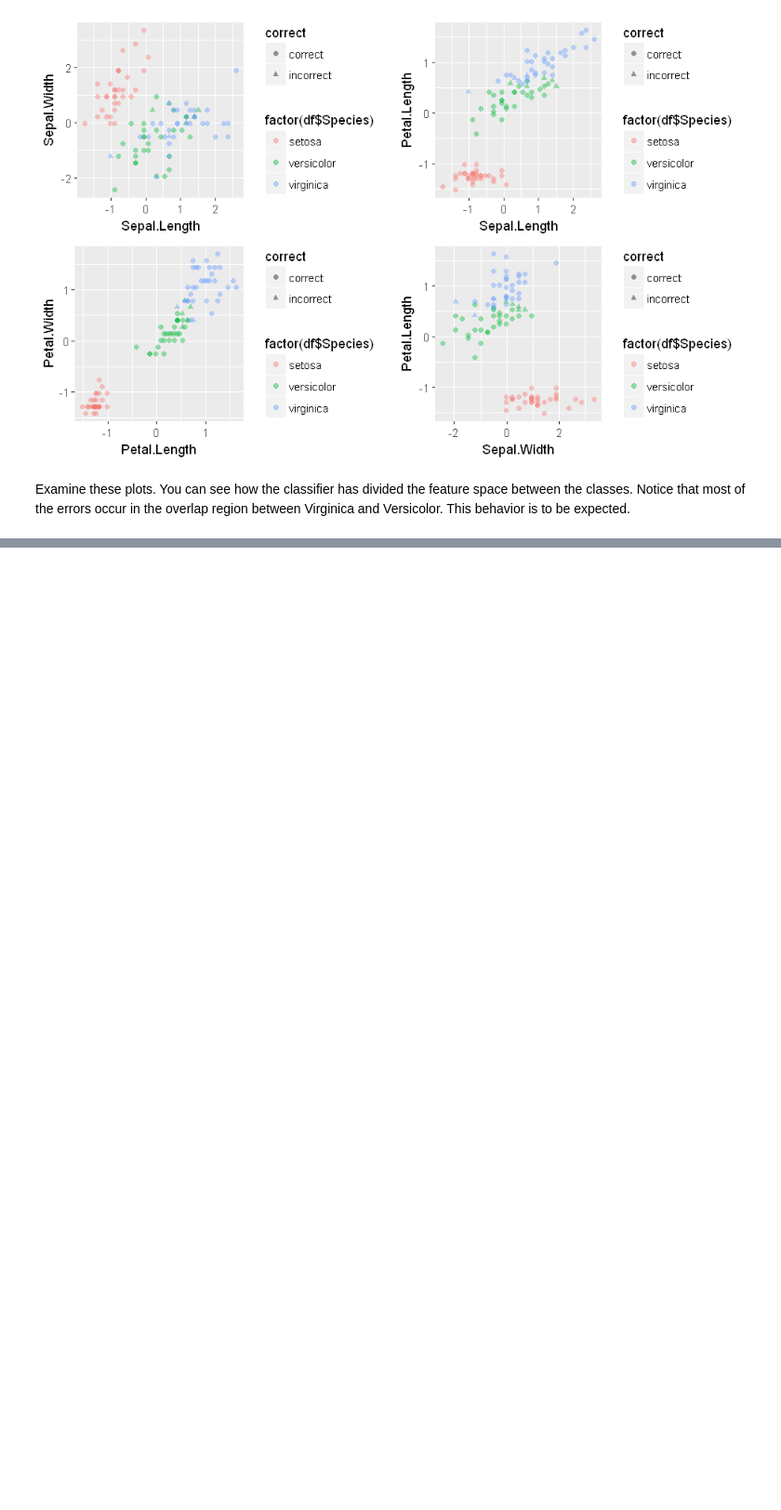
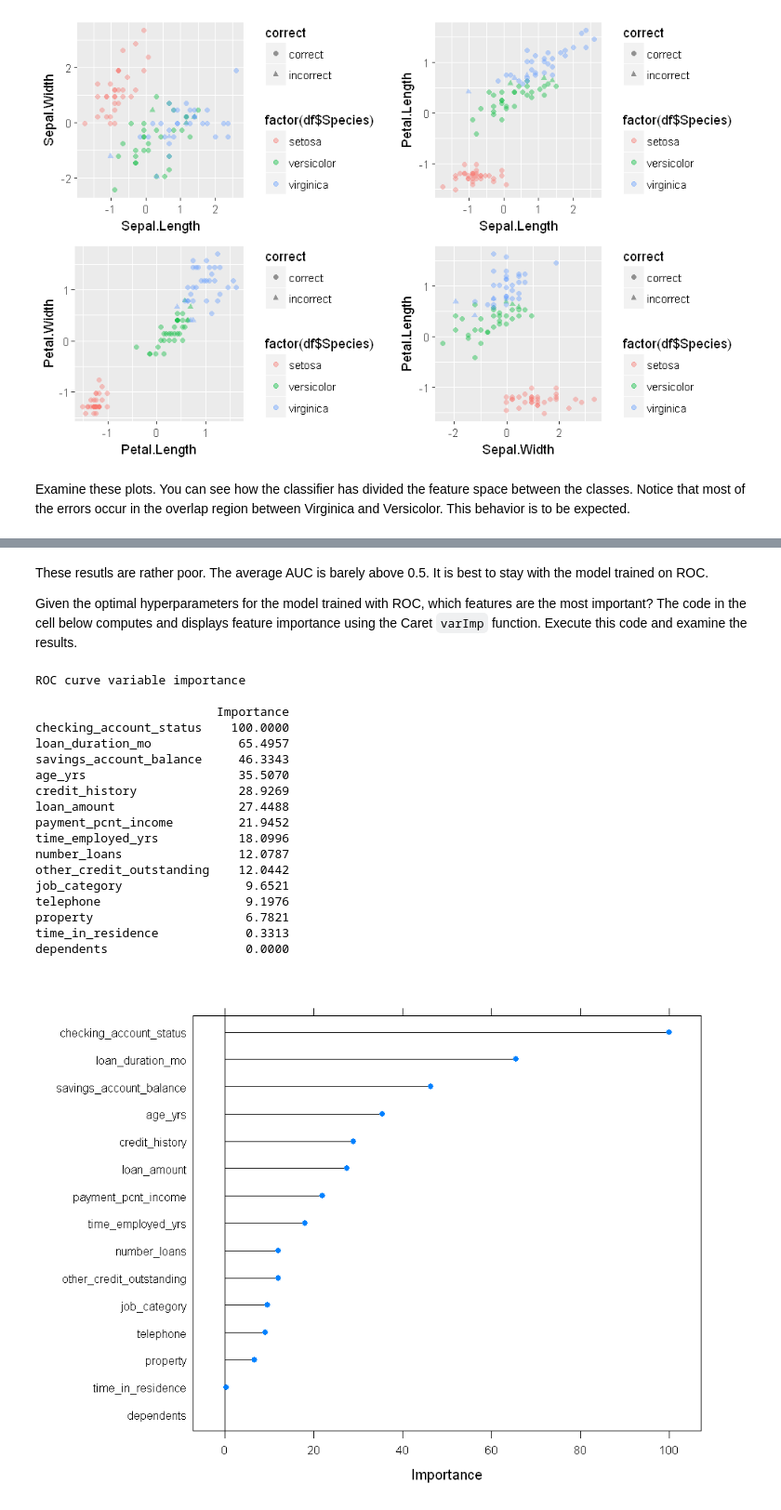
Before and after one commit to vijayraavi/Principles-of-Machine-Learning-R, a Jupyter notebook: Module6/NaiveBayes.ipynb, the cells around one changed output, grey strips where cells are left out. Shown: that part at 93% size. Cells and saved outputs as stored; diff of their text form; code cells hidden in the pictures; blank space fills up the shorter version.

Commit message:
Content complete on Naive Bayes NB

```diff
--- a/Module6/NaiveBayes.ipynb
+++ b/Module6/NaiveBayes.ipynb
@@ -540,0 +265,8 @@ In this lab you have accomplished the following:
+# %%
+credit = read.csv('German_Credit_Preped.csv', header = TRUE)
+## Subset the data frame
+credit = credit[,c('checking_account_status', 'loan_duration_mo', 'credit_history', 'loan_amount', 'savings_account_balance',
+                   'time_employed_yrs', 'payment_pcnt_income', 'time_in_residence', 'property', 'age_yrs',
+                   'other_credit_outstanding', 'number_loans', 'job_category', 'dependents', 'telephone', 'bad_credit' )]
+print(dim(credit))
+names(credit)
@@ -540,0 +285,7 @@ In this lab you have accomplished the following:
+# %%
+num_cols = c('loan_duration_mo', 'loan_amount', 'payment_pcnt_income',
+             'time_in_residence', 'age_yrs', 'number_loans', 'dependents')
+
+preProcValues <- preProcess(credit[,num_cols], method = c("center", "scale"))
+credit[,num_cols] = predict(preProcValues, credit[,num_cols])
+head(credit[,num_cols])
@@ -540,0 +302,4 @@ In this lab you have accomplished the following:
+# %%
+credit$bad_credit <- ifelse(credit$bad_credit == 0, 'good', 'bad')
+credit$bad_credit <- factor(credit$bad_credit, levels = c("bad", "good"))
+credit$bad_credit[1:5]
@@ -540,0 +326,19 @@ In this lab you have accomplished the following:
+# %%
+fitControl <- trainControl(method = "cv",
+                           number = 5,
+                           sampling = 'up',
+                           returnResamp="all",
+                           savePredictions = TRUE,
+                           classProbs = TRUE,
+
+                           summaryFunction = twoClassSummary)
+paramGrid <- expand.grid(fL = c(0.01, 0.05, 0.1), usekernel = c(TRUE), adjust = c(0.5, 1.0))
+
+set.seed(1234)
+nb_fit_inside_tw <- train(bad_credit ~ .,
+                          data = credit,
+                          method = "nb", # naive Bayes model
+                          trControl = fitControl,
+                          tuneGrid = paramGrid,
+                          metric="ROC")
+print(nb_fit_inside_tw)
@@ -540,0 +403,29 @@ In this lab you have accomplished the following:
+# %% [markdown]
+These resutls are rather poor. The average AUC is barely above 0.5. It is best to stay with the model trained on ROC.
+
+Given the optimal hyperparameters for the model trained with ROC, which features are the most important? The code in the cell below computes and displays feature importance using the Caret `varImp` function. Execute this code and examine the results.
+# %%
+options(repr.plot.width=8, repr.plot.height=6)
+var_imp = varImp(nb_fit_inside_tw)
+print(var_imp)
+plot(var_imp)
+# %% [output]
+ROC curve variable importance
+
+                         Importance
+checking_account_status    100.0000
+loan_duration_mo            65.4957
+savings_account_balance     46.3343
+age_yrs                     35.5070
+credit_history              28.9269
+loan_amount                 27.4488
+payment_pcnt_income         21.9452
+time_employed_yrs           18.0996
+number_loans                12.0787
+other_credit_outstanding    12.0442
+job_category                 9.6521
+telephone                    9.1976
+property                     6.7821
+time_in_residence            0.3313
+dependents                   0.0000
+[figure, added]
```
Also changed, not shown: parts of 51 cells of this notebook.
